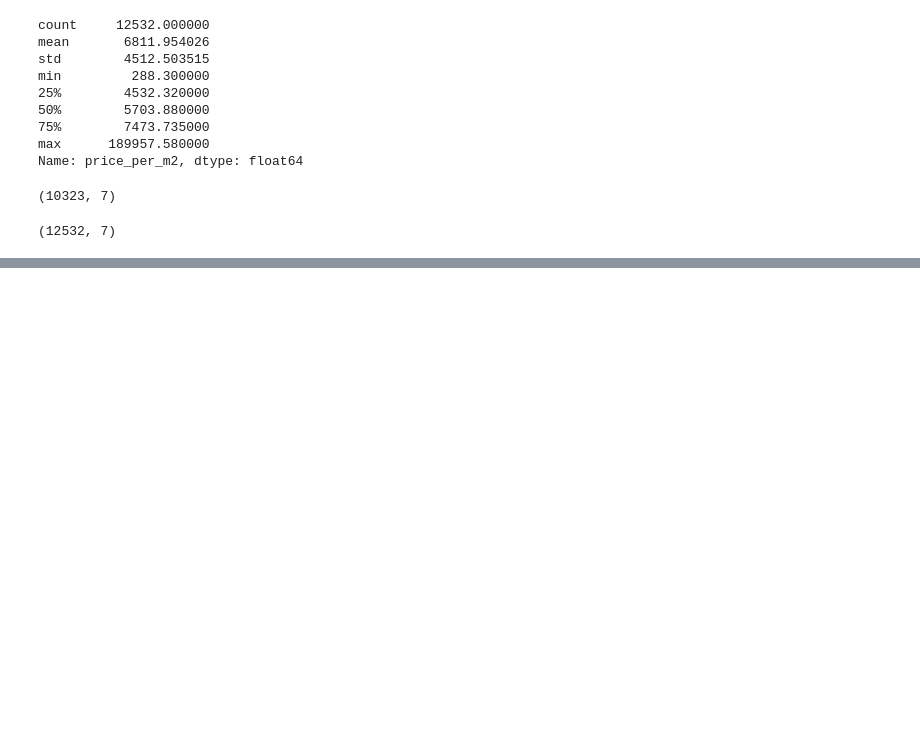
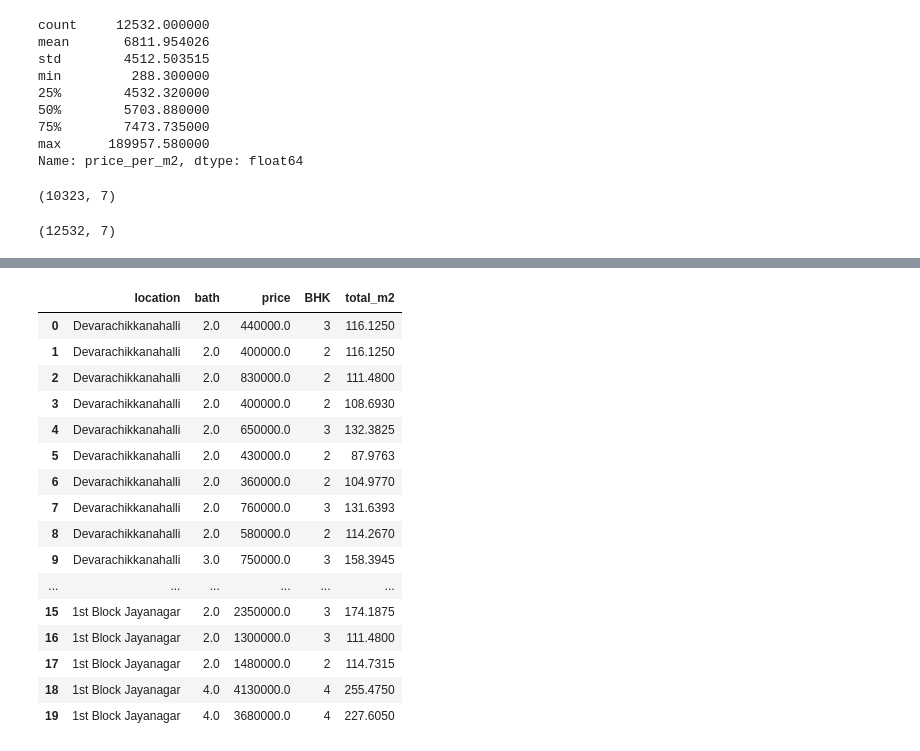
Before and after one commit to papito111/PYTHON_KURSY, a Jupyter notebook: python/Jupyter_nauka/Projekty/5_Projekt_ML_House_prediction/House_pred.ipynb, the cells around one changed output, grey strips where cells are left out. Cells and saved outputs as stored; diff of their text form; code cells hidden in the pictures; blank space fills up the shorter version.

```diff
--- a/python/Jupyter_nauka/Projekty/5_Projekt_ML_House_prediction/House_pred.ipynb
+++ b/python/Jupyter_nauka/Projekty/5_Projekt_ML_House_prediction/House_pred.ipynb
@@ -246,0 +287,22 @@ df6.shape
+# %%
+df8 = df7.drop(['size','price_per_m2'],axis = 1)
+df8['price'] = df7['price']*10000
+df8.head(20)
+# %% [output]
+|  | location | bath | price | BHK | total_m2 |
+| 0 | Devarachikkanahalli | 2.0 | 440000.0 | 3 | 116.1250 |
+| 1 | Devarachikkanahalli | 2.0 | 400000.0 | 2 | 116.1250 |
+| 2 | Devarachikkanahalli | 2.0 | 830000.0 | 2 | 111.4800 |
+| 3 | Devarachikkanahalli | 2.0 | 400000.0 | 2 | 108.6930 |
+| 4 | Devarachikkanahalli | 2.0 | 650000.0 | 3 | 132.3825 |
+| 5 | Devarachikkanahalli | 2.0 | 430000.0 | 2 | 87.9763 |
+| 6 | Devarachikkanahalli | 2.0 | 360000.0 | 2 | 104.9770 |
+| 7 | Devarachikkanahalli | 2.0 | 760000.0 | 3 | 131.6393 |
+| 8 | Devarachikkanahalli | 2.0 | 580000.0 | 2 | 114.2670 |
+| 9 | Devarachikkanahalli | 3.0 | 750000.0 | 3 | 158.3945 |
+| ... | ... | ... | ... | ... | ... |
+| 15 | 1st Block Jayanagar | 2.0 | 2350000.0 | 3 | 174.1875 |
+| 16 | 1st Block Jayanagar | 2.0 | 1300000.0 | 3 | 111.4800 |
+| 17 | 1st Block Jayanagar | 2.0 | 1480000.0 | 2 | 114.7315 |
+| 18 | 1st Block Jayanagar | 4.0 | 4130000.0 | 4 | 255.4750 |
+| 19 | 1st Block Jayanagar | 4.0 | 3680000.0 | 4 | 227.6050 |
```
Also changed, not shown: parts of 12 cells of this notebook.
